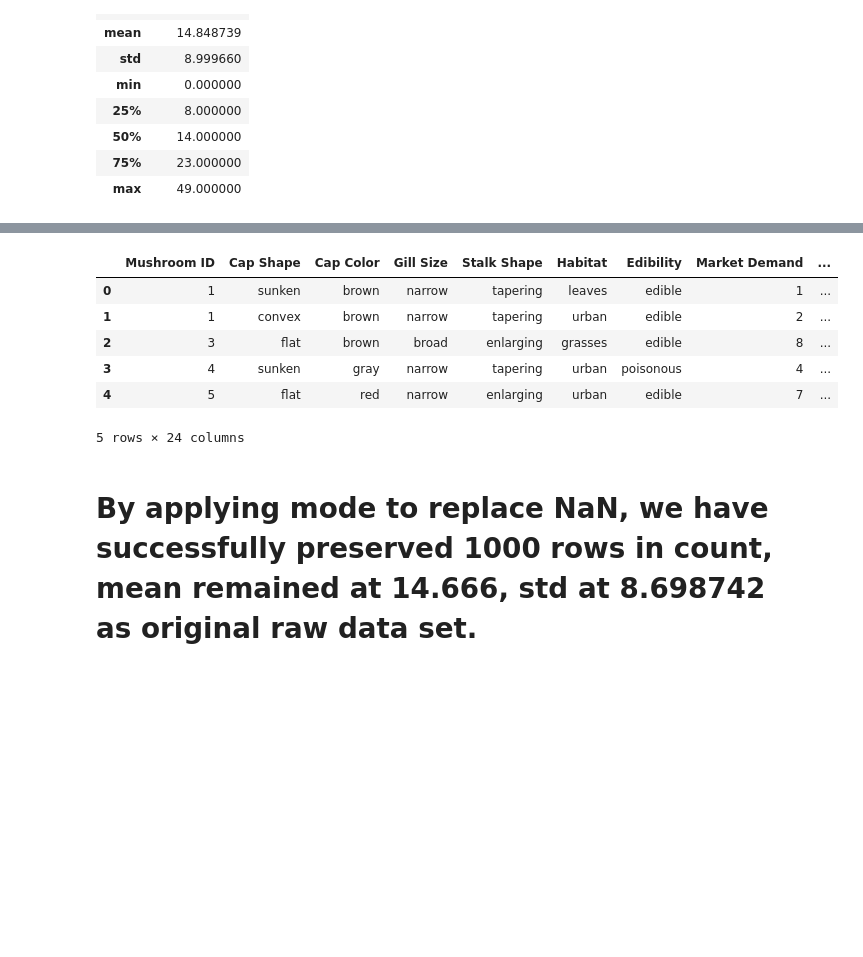
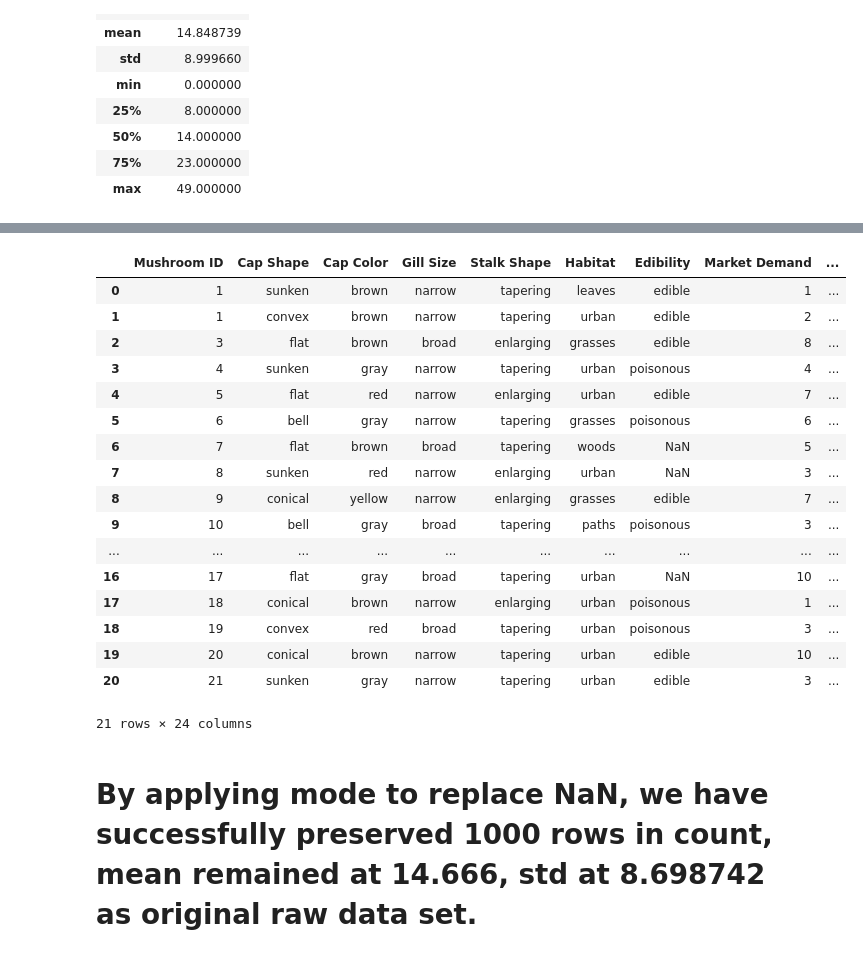
Before and after one commit to xiu-shi/DA_L7, a Jupyter notebook: L7_term2/CA1_data_exp_vis_prep/DA_L7_Term2_CAprep_DataPrepVisual.ipynb, the cells around one changed output, grey strips where cells are left out. Saved outputs shown, nothing was run; the diff lists cells and outputs as text; code cells hidden in the pictures; blank space fills up the shorter version.

Commit message:
CA1 mushroom, work on Edibility next

```diff
--- a/L7_term2/CA1_data_exp_vis_prep/DA_L7_Term2_CAprep_DataPrepVisual.ipynb
+++ b/L7_term2/CA1_data_exp_vis_prep/DA_L7_Term2_CAprep_DataPrepVisual.ipynb
@@ -114,18 +122,30 @@ mushroom_drop_NaN.describe()
 # %%
-# Identified those columns are mushroom's feature categorical columns, we choose to apply mode to replace NaN with the most common value of a column
-for column in mushroom_raw_df.select_dtypes(include='object').columns:
-    mushroom_raw_df[column].fillna(mushroom_raw_df[column].mode()[0], inplace=True)
+# Exclude Edibility Column, it will be handled seprately soon.
+for column in mushroom_raw_df.select_dtypes(include="object").columns:
+    if column != "Edibility":
+        mushroom_raw_df[column].fillna(mushroom_raw_df[column].mode()[0], inplace=True)
 #print(mushroom_raw_df)
-mushroom_raw_df.describe()
-mushroom_raw_df.head()
+mushroom_raw_df.head(21)
+#mushroom_raw_df.describe()
 # %% [output]
 |  | Mushroom ID | Cap Shape | Cap Color | Gill Size | Stalk Shape | Habitat | Edibility | Market Demand | ... |
 | 0 | 1 | sunken | brown | narrow | tapering | leaves | edible | 1 | ... |
 | 1 | 1 | convex | brown | narrow | tapering | urban | edible | 2 | ... |
 | 2 | 3 | flat | brown | broad | enlarging | grasses | edible | 8 | ... |
 | 3 | 4 | sunken | gray | narrow | tapering | urban | poisonous | 4 | ... |
 | 4 | 5 | flat | red | narrow | enlarging | urban | edible | 7 | ... |
+| 5 | 6 | bell | gray | narrow | tapering | grasses | poisonous | 6 | ... |
+| 6 | 7 | flat | brown | broad | tapering | woods | NaN | 5 | ... |
+| 7 | 8 | sunken | red | narrow | enlarging | urban | NaN | 3 | ... |
+| 8 | 9 | conical | yellow | narrow | enlarging | grasses | edible | 7 | ... |
+| 9 | 10 | bell | gray | broad | tapering | paths | poisonous | 3 | ... |
+| ... | ... | ... | ... | ... | ... | ... | ... | ... | ... |
+| 16 | 17 | flat | gray | broad | tapering | urban | NaN | 10 | ... |
+| 17 | 18 | conical | brown | narrow | enlarging | urban | poisonous | 1 | ... |
+| 18 | 19 | convex | red | broad | tapering | urban | poisonous | 3 | ... |
+| 19 | 20 | conical | brown | narrow | tapering | urban | edible | 10 | ... |
+| 20 | 21 | sunken | gray | narrow | tapering | urban | edible | 3 | ... |
-5 rows × 24 columns
+21 rows × 24 columns
 # %% [markdown]
 # By applying mode to replace NaN, we have successfully preserved 1000 rows in count, mean remained at 14.666, std at 8.698742 as original raw data set.
 # %%
```
Also changed, not shown: parts of 11 cells of this notebook.
